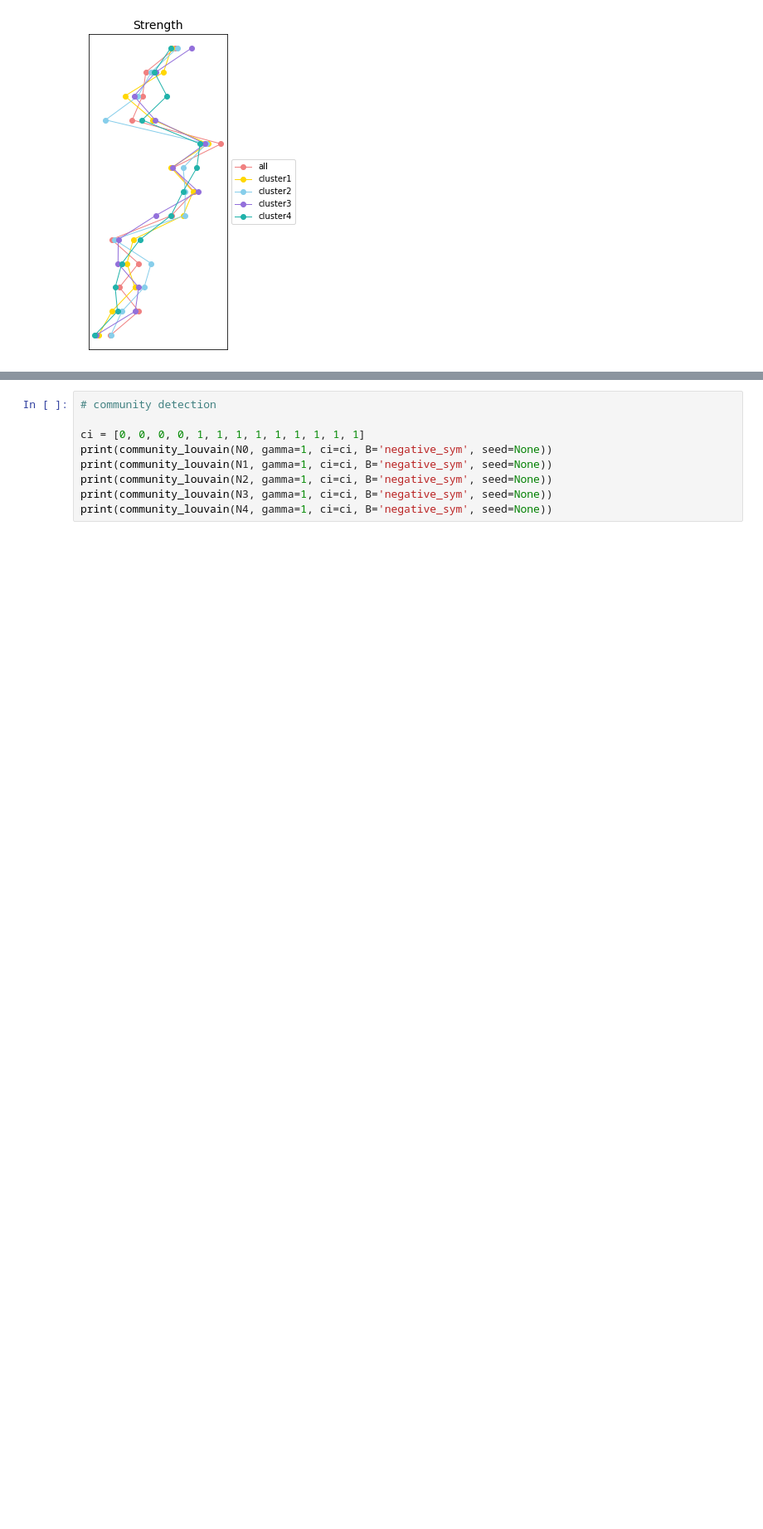
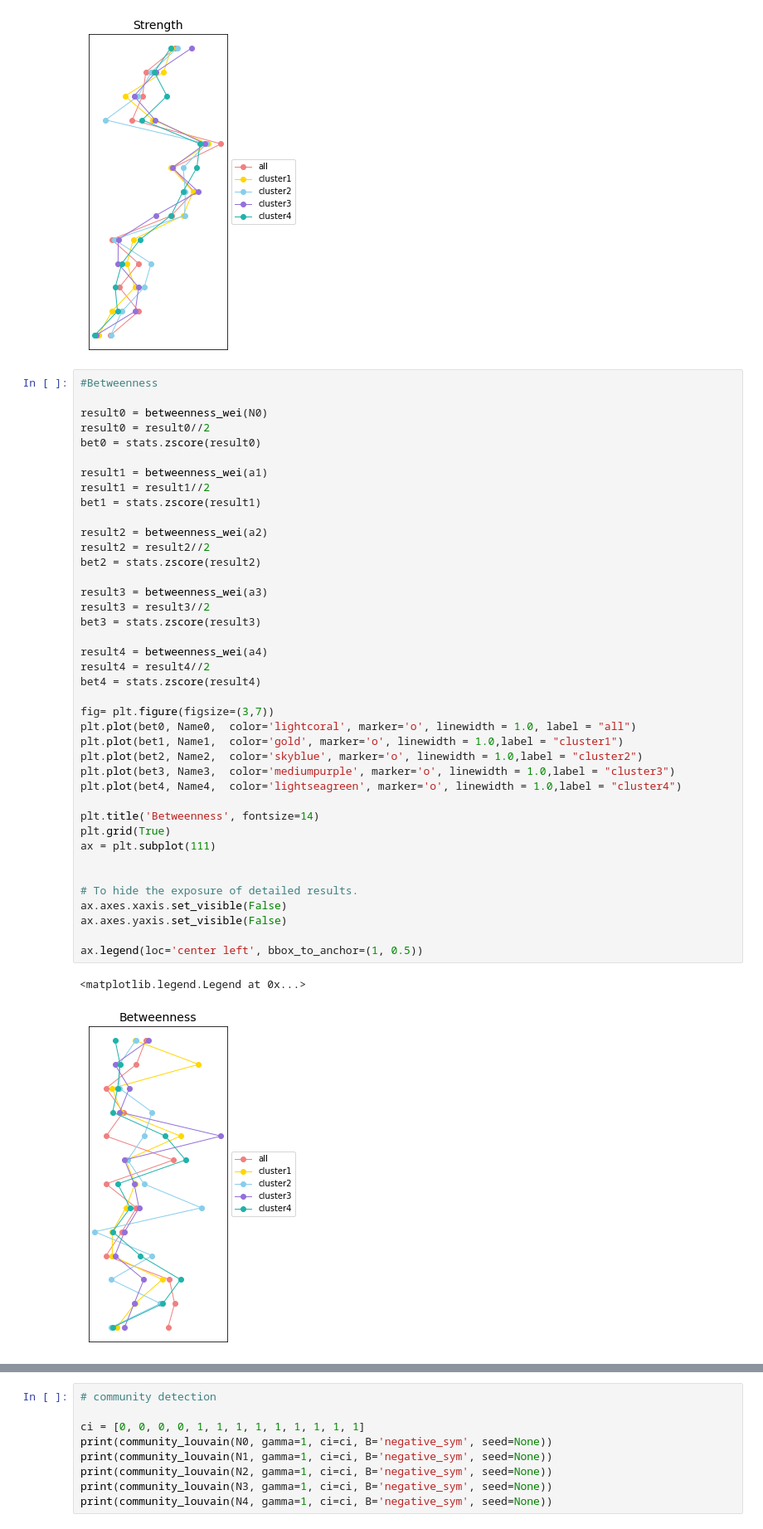
Before and after one commit to 2017100898/SZ_network_anlaysis, a Jupyter notebook: measures.ipynb, the cells around one changed output, grey strips where cells are left out. Shown at 83% size. Drawn from its saved outputs; the diff is of its cells as text; blank space fills up the shorter version.

```diff
--- a/measures.ipynb
+++ b/measures.ipynb
@@ -71,3 +86,46 @@ ax.legend(loc='center left', bbox_to_anchor=(1, 0.5))
 # %% [output]
 <matplotlib.legend.Legend at 0x...>
 [figure]
+# %%
+#Betweenness
+
+result0 = betweenness_wei(N0)
+result0 = result0//2
+bet0 = stats.zscore(result0)
+
+result1 = betweenness_wei(a1)
+result1 = result1//2
+bet1 = stats.zscore(result1)
+
+result2 = betweenness_wei(a2)
+result2 = result2//2
+bet2 = stats.zscore(result2)
+
+result3 = betweenness_wei(a3)
+result3 = result3//2
+bet3 = stats.zscore(result3)
+
+result4 = betweenness_wei(a4)
+result4 = result4//2
+bet4 = stats.zscore(result4)
+
+fig= plt.figure(figsize=(3,7))
+plt.plot(bet0, Name0,  color='lightcoral', marker='o', linewidth = 1.0, label = "all")
+plt.plot(bet1, Name1,  color='gold', marker='o', linewidth = 1.0,label = "cluster1")
+plt.plot(bet2, Name2,  color='skyblue', marker='o', linewidth = 1.0,label = "cluster2")
+plt.plot(bet3, Name3,  color='mediumpurple', marker='o', linewidth = 1.0,label = "cluster3")
+plt.plot(bet4, Name4,  color='lightseagreen', marker='o', linewidth = 1.0,label = "cluster4")
+
+plt.title('Betweenness', fontsize=14)
+plt.grid(True)
+ax = plt.subplot(111)
+
+
+# To hide the exposure of detailed results.
+ax.axes.xaxis.set_visible(False)
+ax.axes.yaxis.set_visible(False)
+
+ax.legend(loc='center left', bbox_to_anchor=(1, 0.5))
+# %% [output]
+<matplotlib.legend.Legend at 0x...>
+[figure, added]
```
Also changed, not shown: parts of 2 cells of this notebook.
